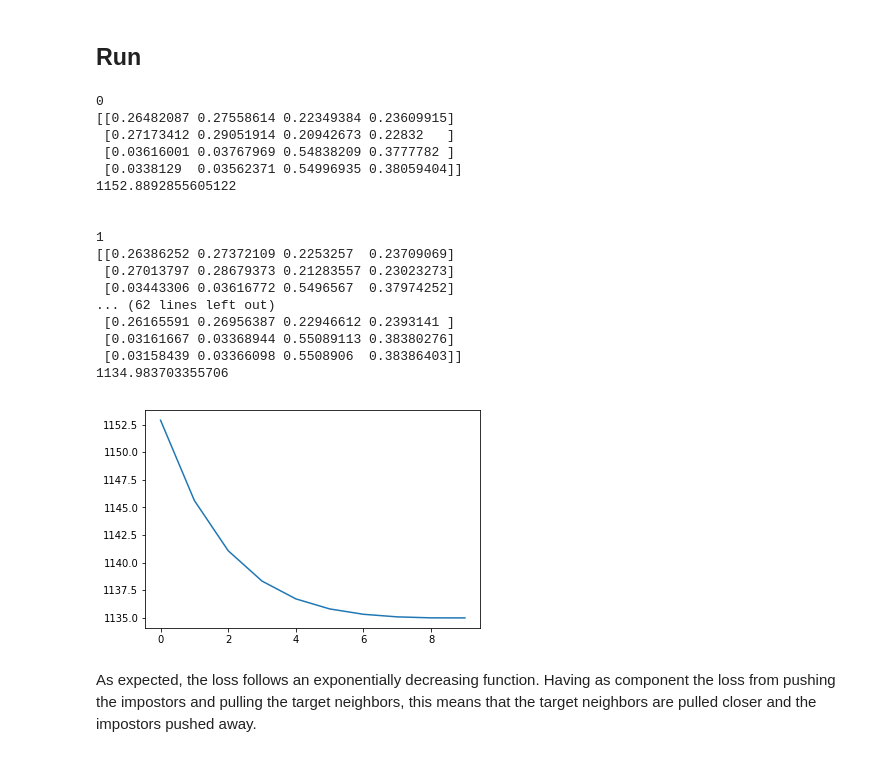
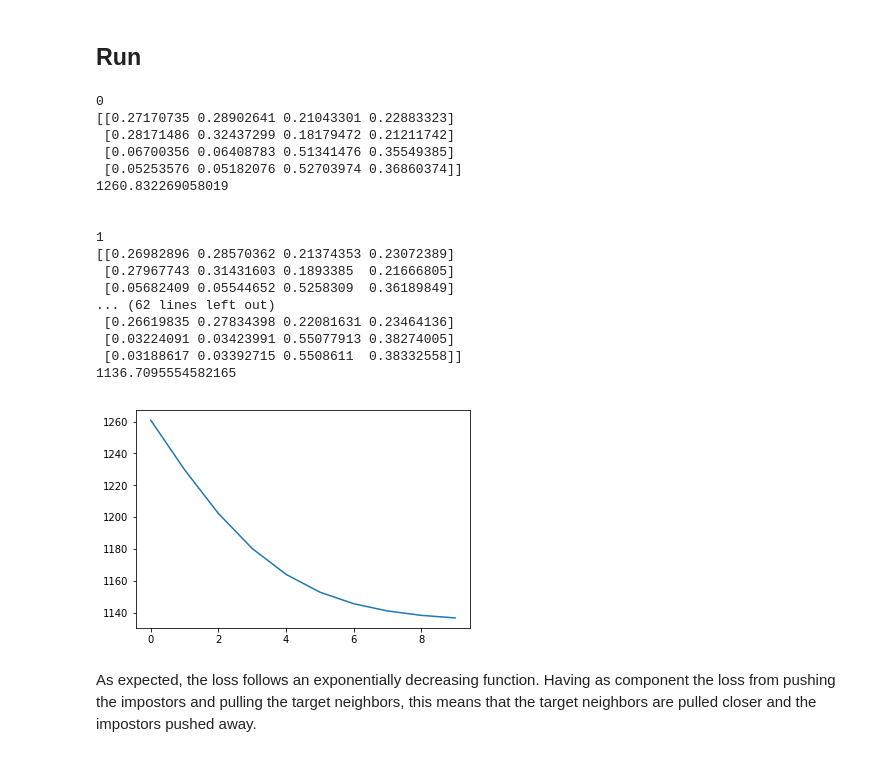
Before and after one commit to Holstrup/MetricLearning, a Jupyter notebook: MetricLearning/LMNN2.ipynb, the cells around one changed output. Saved outputs shown, nothing was run; the diff lists cells and outputs as text; code cells hidden in the pictures.

```diff
--- a/MetricLearning/LMNN2.ipynb
+++ b/MetricLearning/LMNN2.ipynb
@@ -297,7 +289,7 @@ TN_lookup_table, TN_distance_table = find_target_neighbors(X_train, y_train)
 l = 0.1
 mu = 0.5
 K = 3
-D = 10
+D = 2
 L = np.eye(D, dtype=float)
 alpha = 0.001
 # %%
@@ -331,39 +323,38 @@ Plots.plot_some_data(plot_items, plot_labels)
 # %%
 ITERATIONS = 10
 lossList = []
 
 for i in range(ITERATIONS):
     print(i)
     # Gt = (1 - mu) * Pull(X_train, L) + mu * Push(X_train, L, y_train)
     Gt, loss = gradient_function(X_train, y_train, L)
     lossList.append(loss)
     update_step(Gt)
-    #print(Gt)
     print(L)
     print(loss)
     print("\n")
 
-plt.plot(lossList)
+plt.plot(lossList, '-')
 plt.show()
 # %% [output]
 0
-[[0.26482087 0.27558614 0.22349384 0.23609915]
- [0.27173412 0.29051914 0.20942673 0.22832   ]
- [0.03616001 0.03767969 0.54838209 0.3777782 ]
- [0.0338129  0.03562371 0.54996935 0.38059404]]
-1152.8892855605122
+[[0.27170735 0.28902641 0.21043301 0.22883323]
+ [0.28171486 0.32437299 0.18179472 0.21211742]
+ [0.06700356 0.06408783 0.51341476 0.35549385]
+ [0.05253576 0.05182076 0.52703974 0.36860374]]
+1260.832269058019
 
 
 1
-[[0.26386252 0.27372109 0.2253257  0.23709069]
- [0.27013797 0.28679373 0.21283557 0.23023273]
- [0.03443306 0.03616772 0.5496567  0.37974252]
+[[0.26982896 0.28570362 0.21374353 0.23072389]
+ [0.27967743 0.31431603 0.1893385  0.21666805]
+ [0.05682409 0.05544652 0.5258309  0.36189849]
 ... (62 lines left out)
- [0.26165591 0.26956387 0.22946612 0.2393141 ]
- [0.03161667 0.03368944 0.55089113 0.38380276]
- [0.03158439 0.03366098 0.5508906  0.38386403]]
-1134.983703355706
+ [0.26619835 0.27834398 0.22081631 0.23464136]
+ [0.03224091 0.03423991 0.55077913 0.38274005]
+ [0.03188617 0.03392715 0.5508611  0.38332558]]
+1136.7095554582165
-[figure, old version]
+[figure, new version]
 # %% [markdown]
 As expected, the loss follows an exponentially decreasing function. Having as component the loss from pushing the impostors and pulling the target neighbors, this means that the target neighbors are pulled closer and the impostors pushed away.
 # %% [markdown]
```
Also changed, not shown: parts of 7 cells of this notebook, 1 other file.
